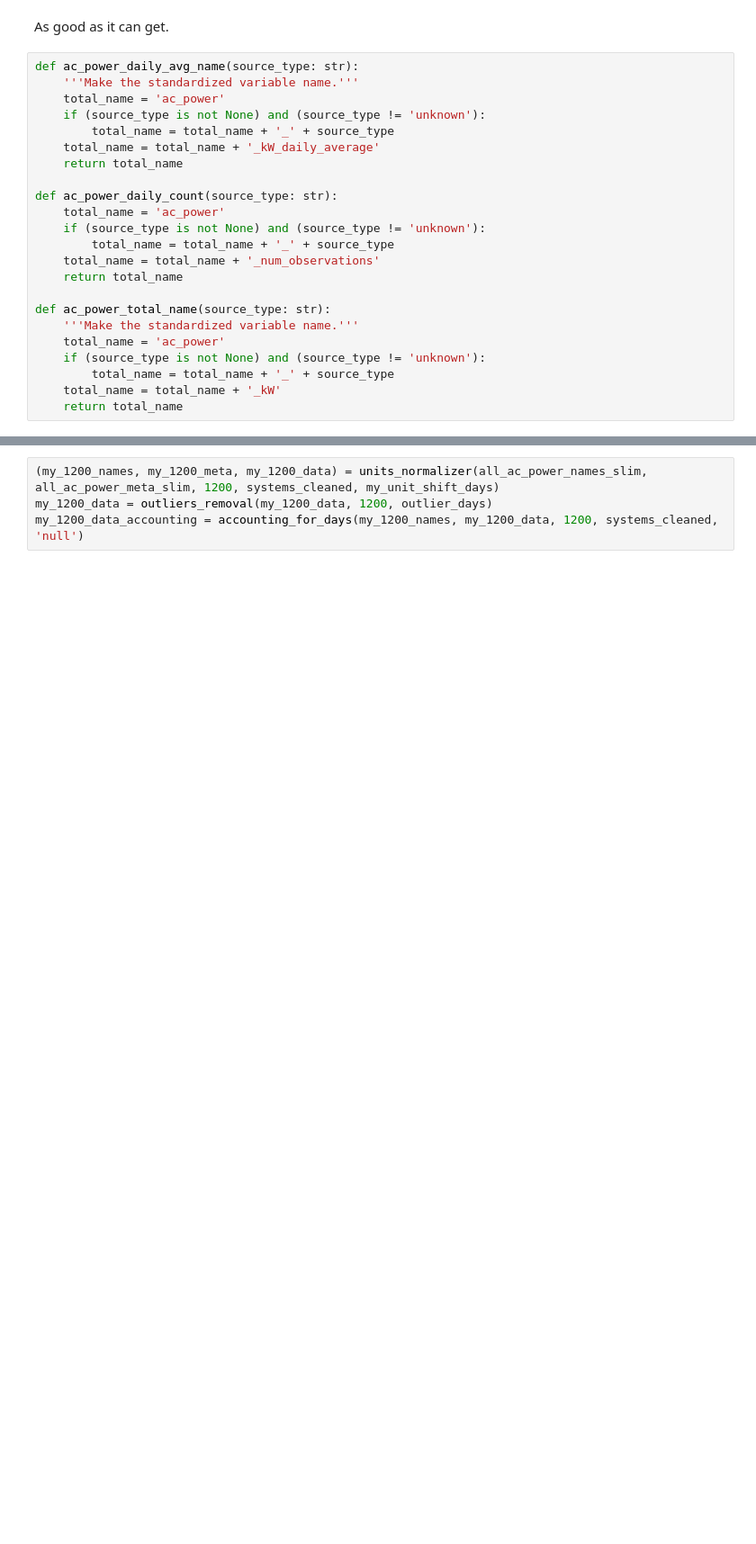
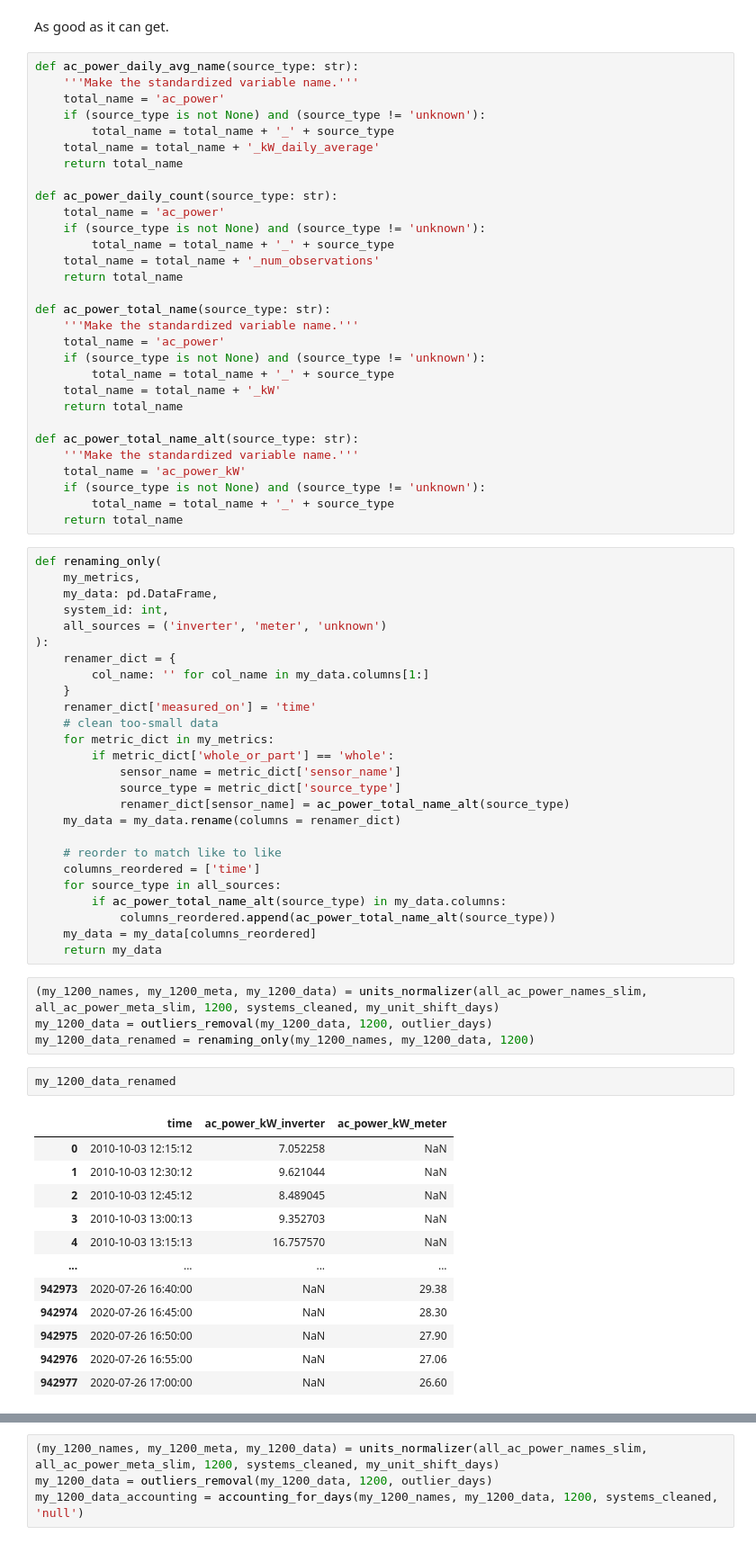
Before and after one commit to Erdos-Projects/predicting-day-ahead-solar-power-production, a Jupyter notebook: src/data/pwr/ac_power_filter_maker_mk_3.ipynb, the cells around one changed output, grey strips where cells are left out. Shown at 90% size. Drawn from its saved outputs; the diff is of its cells as text; blank space fills up the shorter version.

```diff
--- a/src/data/pwr/ac_power_filter_maker_mk_3.ipynb
+++ b/src/data/pwr/ac_power_filter_maker_mk_3.ipynb
@@ -2096,3 +2422,55 @@ def ac_power_total_name(source_type: str):
         total_name = total_name + '_' + source_type
     total_name = total_name + '_kW'
     return total_name
+
+def ac_power_total_name_alt(source_type: str):
+    '''Make the standardized variable name.'''
+    total_name = 'ac_power_kW'
+    if (source_type is not None) and (source_type != 'unknown'):
+        total_name = total_name + '_' + source_type
+    return total_name
+# %%
+def renaming_only(
+    my_metrics,
+    my_data: pd.DataFrame,
+    system_id: int,
+    all_sources = ('inverter', 'meter', 'unknown')
+):
+    renamer_dict = {
+        col_name: '' for col_name in my_data.columns[1:]
+    }
+    renamer_dict['measured_on'] = 'time'
+    # clean too-small data
+    for metric_dict in my_metrics:
+        if metric_dict['whole_or_part'] == 'whole':
+            sensor_name = metric_dict['sensor_name']
+            source_type = metric_dict['source_type']
+            renamer_dict[sensor_name] = ac_power_total_name_alt(source_type)
+    my_data = my_data.rename(columns = renamer_dict)
+
+    # reorder to match like to like
+    columns_reordered = ['time']
+    for source_type in all_sources:
+        if ac_power_total_name_alt(source_type) in my_data.columns:
+            columns_reordered.append(ac_power_total_name_alt(source_type))
+    my_data = my_data[columns_reordered]
+    return my_data
+# %%
+(my_1200_names, my_1200_meta, my_1200_data) = units_normalizer(all_ac_power_names_slim, all_ac_power_meta_slim, 1200, systems_cleaned, my_unit_shift_days)
+my_1200_data = outliers_removal(my_1200_data, 1200, outlier_days)
+my_1200_data_renamed = renaming_only(my_1200_names, my_1200_data, 1200)
+# %%
+my_1200_data_renamed
+# %% [output]
+|  | time | ac_power_kW_inverter | ac_power_kW_meter |
+| 0 | 2010-10-03 12:15:12 | 7.052258 | NaN |
+| 1 | 2010-10-03 12:30:12 | 9.621044 | NaN |
+| 2 | 2010-10-03 12:45:12 | 8.489045 | NaN |
+| 3 | 2010-10-03 13:00:13 | 9.352703 | NaN |
+| 4 | 2010-10-03 13:15:13 | 16.757570 | NaN |
+| ... | ... | ... | ... |
+| 942973 | 2020-07-26 16:40:00 | NaN | 29.38 |
+| 942974 | 2020-07-26 16:45:00 | NaN | 28.30 |
+| 942975 | 2020-07-26 16:50:00 | NaN | 27.90 |
+| 942976 | 2020-07-26 16:55:00 | NaN | 27.06 |
+| 942977 | 2020-07-26 17:00:00 | NaN | 26.60 |
```
Also changed, not shown: parts of 18 cells of this notebook, 1 other file.
